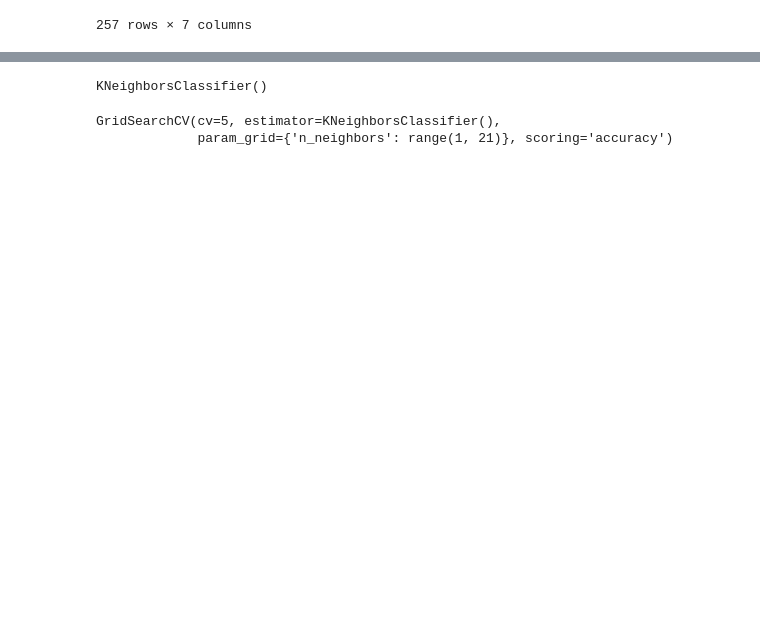
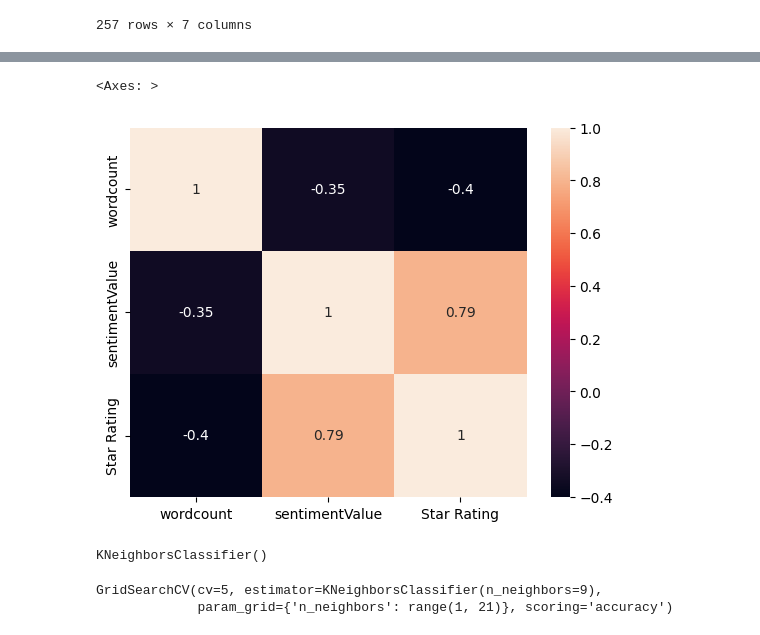
Before and after one commit to IraitzM/TheBridge_DSPT_ML, a Jupyter notebook: Supervisado/Clasificación/Vecinos próximos/ejercicios/Ejercicio_k-NearestNeighbor.ipynb, the cells around one changed output, grey strips where cells are left out. Saved outputs shown, nothing was run; the diff lists cells and outputs as text; code cells hidden in the pictures; blank space fills up the shorter version.

```diff
--- a/Supervisado/Clasificación/Vecinos próximos/ejercicios/Ejercicio_k-NearestNeighbor.ipynb
+++ b/Supervisado/Clasificación/Vecinos próximos/ejercicios/Ejercicio_k-NearestNeighbor.ipynb
@@ -26,3 +41,6 @@ data
 | 255 | Muy buena | Genial | 1 | positive | positive | 5 | 2.924393 |
 | 256 | Sg S5 | Excelente y exacta | 3 | negative | positive | 5 | 3.264579 |
 257 rows × 7 columns
+# %%
+datos = data[["wordcount", "sentimentValue", "Star Rating"]] # Star Rating representa categorias
+datos
@@ -29,3 +83,10 @@ data
+# %%
+import seaborn as sns
+
+sns.heatmap(datos.corr(), annot=True)
+# %% [output]
+<Axes: >
+[figure, added]
 # %%
 # ESCALADO DE LOS DATOS
 # %%
@@ -66,8 +127,8 @@ KNeighborsClassifier()
 # Crear modelo buscando un equilibrio entre las $k$ y la precisión (o métrica objetivo)
 # %%
 # GridSearch para encontrar el mejor valor de k
-grid_search = GridSearchCV(knn, param_grid, cv=5, scoring='accuracy')
+grid_search = GridSearchCV(grid_search, param_grid, cv=5, scoring='accuracy')
 grid_search.fit(X_train, y_train)
 # %% [output]
-GridSearchCV(cv=5, estimator=KNeighborsClassifier(),
+GridSearchCV(cv=5, estimator=KNeighborsClassifier(n_neighbors=9),
              param_grid={'n_neighbors': range(1, 21)}, scoring='accuracy')
```
Also changed, not shown: parts of 25 cells of this notebook, 1 other file.
